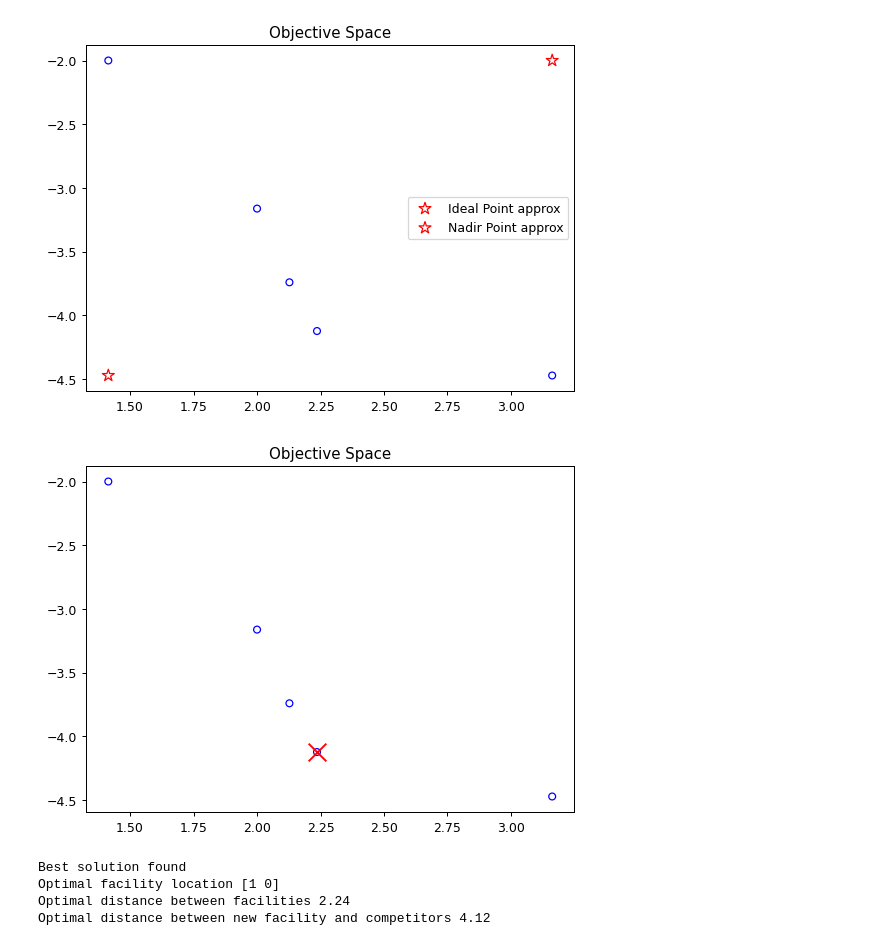
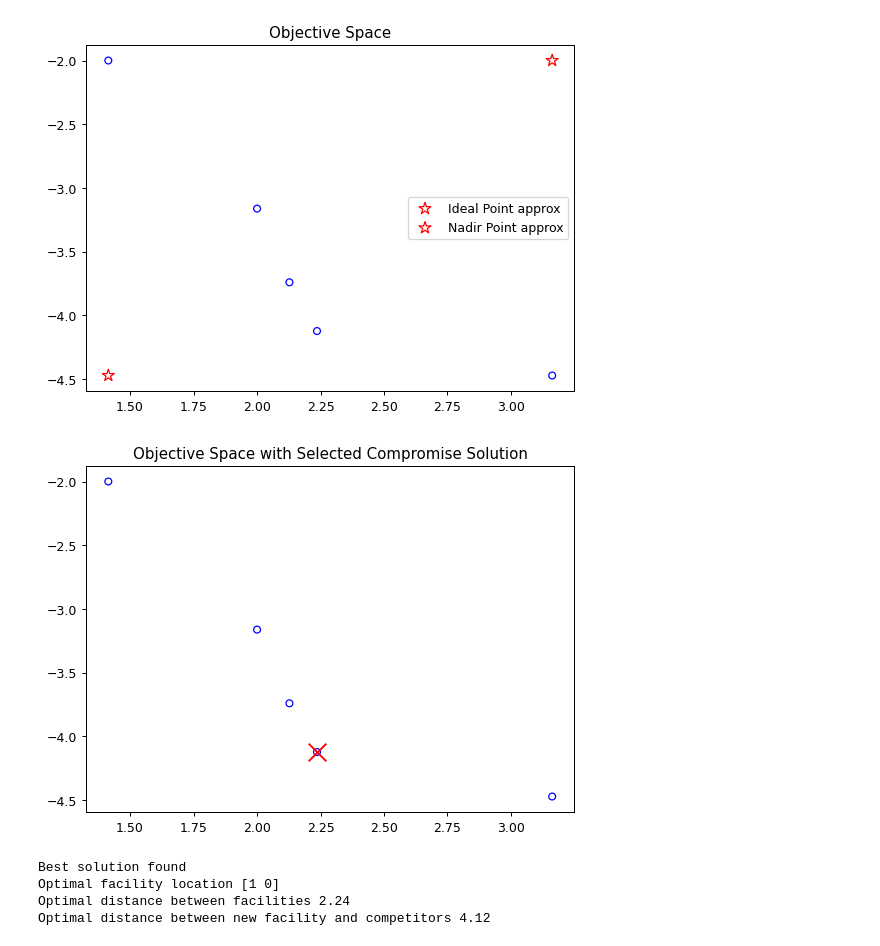
Before and after one commit to pashukalma/opt_algorithms, a Jupyter notebook: facilities_solver_nsga.ipynb, the cells around one changed output. Drawn from its saved outputs; the diff is of its cells as text; code cells hidden in the pictures.

Commit message:
optimization algorithms
optimization algorithms

```diff
--- a/facilities_solver_nsga.ipynb
+++ b/facilities_solver_nsga.ipynb
@@ -33,31 +49,53 @@ import math
 import matplotlib.pyplot as plt
 # %%
 class Facility(ElementwiseProblem):
-    def __init__(self):
+    """
+    A multi-objective optimization problem for facility location.
+
+    Objectives:
+    1. f1: Minimize distance between company facilities.
+    2. f2: Maximize distance to a competitor's facility (formulated as minimizing the negative distance).
+
+    Constraints:
+    1. g1: Zoning regulations constraint.
+    2. g2: Environmental/property boundary constraint.
+    """
+    def __init__(self) -> None:
+        # Initialize problem with 2 variables, 2 objectives, 2 inequality constraints,
+        # and variable boundaries between 0 and 5.
         super().__init__(n_var=2, n_obj=2, n_ieq_constr=2,
-                         xl=np.array([0,0]), xu=np.array([5,5]))
+                         xl=np.array([0.0, 0.0]), xu=np.array([5.0, 5.0]))
 
-    def _evaluate(self, x, out, *args, **kwargs):
+    def _evaluate(self, x: np.ndarray, out: dict, *args, **kwargs) -> None:
+        # Objective 1: Minimize distance to own facility at (3, 1)
         f1 = math.sqrt((x[0] - 3)**2 + (x[1] - 1)**2)
+        # Objective 2: Maximize distance to competitor's facility at (2, 4)
         f2 = -math.sqrt((x[0] - 2)**2 + (x[1] - 4)**2)
+
+        # Constraint 1: Zoning regulation x1 + 2*x2 <= 6
         g1 = x[0] + 2*x[1] - 6
+        # Constraint 2: Environmental constraint 2*x1 - x2 <= 2
         g2 = 2*x[0] - x[1] - 2
+
         out["F"] = [f1, f2]
         out["G"] = [g1, g2]
 
+# Instantiate the optimization problem
 problem = Facility()
 
+# Configure the NSGA-II genetic algorithm
 algorithm = NSGA2(
     pop_size=50,
-    #n_offsprings=10,
     sampling=FloatRandomSampling(),
-    #crossover=SBX(prob=0.8, eta=15),
     crossover=SBX(prob=0.8),
     mutation=PolynomialMutation(prob=0.6, repair=RoundingRepair()),
     eliminate_duplicates=True
 )
+
+# Set the termination condition to 50 generations
 termination = get_termination("n_gen", 50)
 
+# Execute the optimization run
 res = minimize(
             problem,
             algorithm,
@@ -65,6 +103,7 @@ res = minimize(
             seed=1,
             save_history=True,
             verbose=True)
+
 X = res.X
 F = res.F
 # %% [output]
@@ -99,19 +138,26 @@ plt.show()
 # %% [output]
 [figure]
 # %%
+# Initialize Achievement Scalarizing Function (ASF) decomposition
 decomp = ASF()
+
+# Define preference weights for the objectives (e.g., placing more importance on the second objective)
 weights = np.array([0.2, 0.8])
 
-nF = (F -approx_ideal) / (approx_nadir - approx_ideal)
+# Normalize the objective space values using approximated ideal and nadir points
+nF = (F - approx_ideal) / (approx_nadir - approx_ideal)
+
+# Find the index of the solution that minimizes the ASF metric
 i = decomp.do(nF, 1/weights).argmin()
 
+# Plot the objective space and highlight the chosen compromise solution
 plt.figure(figsize=(7, 5), dpi=90)
 plt.scatter(F[:, 0], F[:, 1], s=30, facecolors='none', edgecolors='b')
 plt.scatter(F[i, 0], F[i, 1], color='r', s=200, marker='x')
-plt.title("Objective Space")
+plt.title("Objective Space with Selected Compromise Solution")
 plt.show()
 # %% [output]
-[figure, old version]
+[figure, new version]
 # %%
 soln = np.asarray(X[i], dtype='int')
 print('Best solution found')
```
Also changed, not shown: parts of 5 cells of this notebook, 1 other file.
